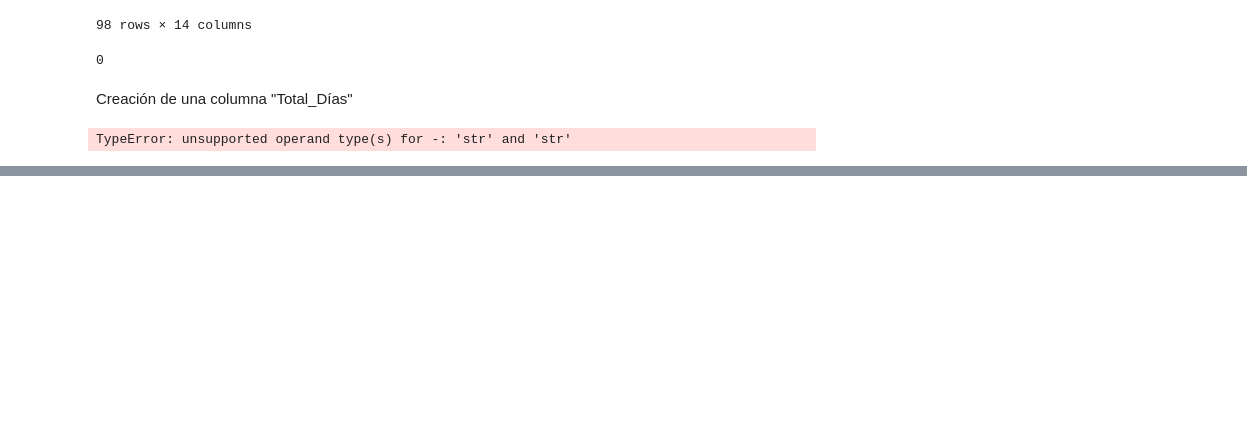
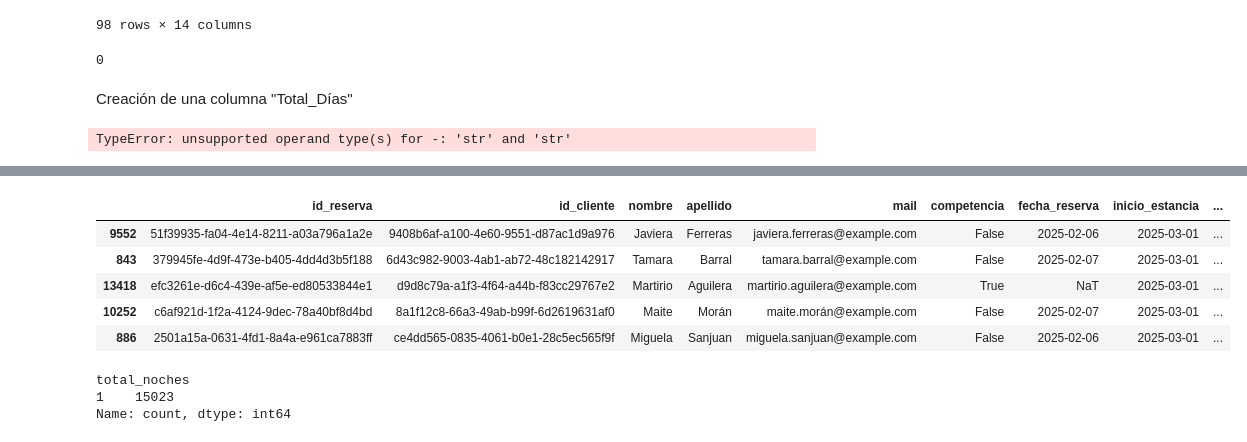
Before and after one commit to marta-ba/ETL_IBIShotels, a Jupyter notebook: jupyters/eda.ipynb, the cells around one changed output, grey strips where cells are left out. Drawn from its saved outputs; the diff is of its cells as text; code cells hidden in the pictures; blank space fills up the shorter version.

```diff
--- a/jupyters/eda.ipynb
+++ b/jupyters/eda.ipynb
@@ -237,4 +238,2 @@ calcular_total_noches(df, "inicio_estancia", "final_estancia")  # Crear la colum
 # %% [output]
 TypeError: unsupported operand type(s) for -: 'str' and 'str'
-# %%
-df = pd.DataFrame(df)
@@ -254,0 +240,17 @@ df = pd.DataFrame(df)
+# %%
+df["total_noches"] = (df["final_estancia"] - df["inicio_estancia"]).dt.days
+# %%
+df.sample(5)
+# %% [output]
+|  | id_reserva | id_cliente | nombre | apellido | mail | competencia | fecha_reserva | inicio_estancia | ... |
+| 9552 | 51f39935-fa04-4e14-8211-a03a796a1a2e | 9408b6af-a100-4e60-9551-d87ac1d9a976 | Javiera | Ferreras | javiera.ferreras@example.com | False | 2025-02-06 | 2025-03-01 | ... |
+| 843 | 379945fe-4d9f-473e-b405-4dd4d3b5f188 | 6d43c982-9003-4ab1-ab72-48c182142917 | Tamara | Barral | tamara.barral@example.com | False | 2025-02-07 | 2025-03-01 | ... |
+| 13418 | efc3261e-d6c4-439e-af5e-ed80533844e1 | d9d8c79a-a1f3-4f64-a44b-f83cc29767e2 | Martirio | Aguilera | martirio.aguilera@example.com | True | NaT | 2025-03-01 | ... |
+| 10252 | c6af921d-1f2a-4124-9dec-78a40bf8d4bd | 8a1f12c8-66a3-49ab-b99f-6d2619631af0 | Maite | Morán | maite.morán@example.com | False | 2025-02-07 | 2025-03-01 | ... |
+| 886 | 2501a15a-0631-4fd1-8a4a-e961ca7883ff | ce4dd565-0835-4061-b0e1-28c5ec565f9f | Miguela | Sanjuan | miguela.sanjuan@example.com | False | 2025-02-06 | 2025-03-01 | ... |
+# %%
+df.value_counts("total_noches")
+# %% [output]
+total_noches
+1    15023
+Name: count, dtype: int64
```
Also changed, not shown: parts of 2 cells of this notebook.
